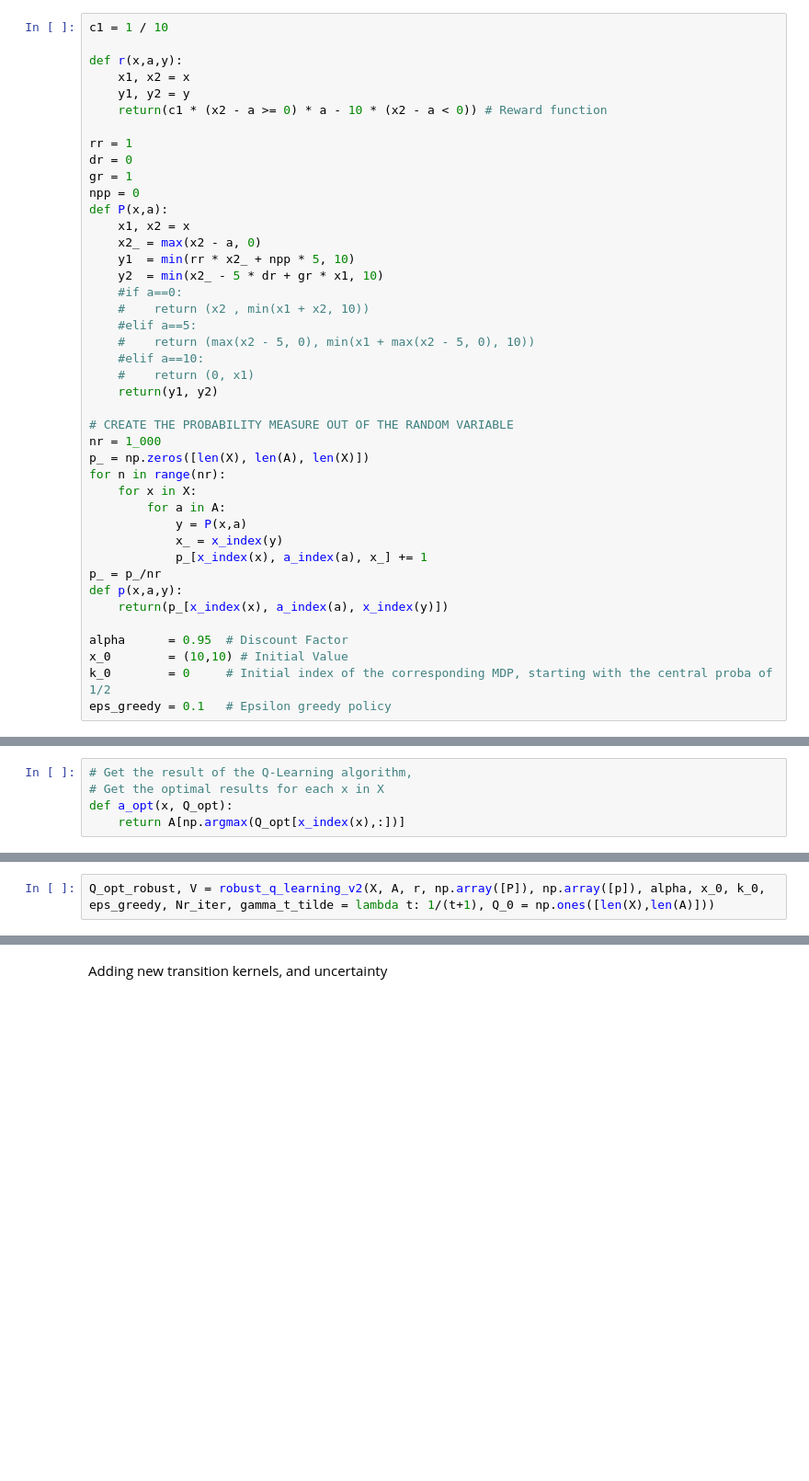
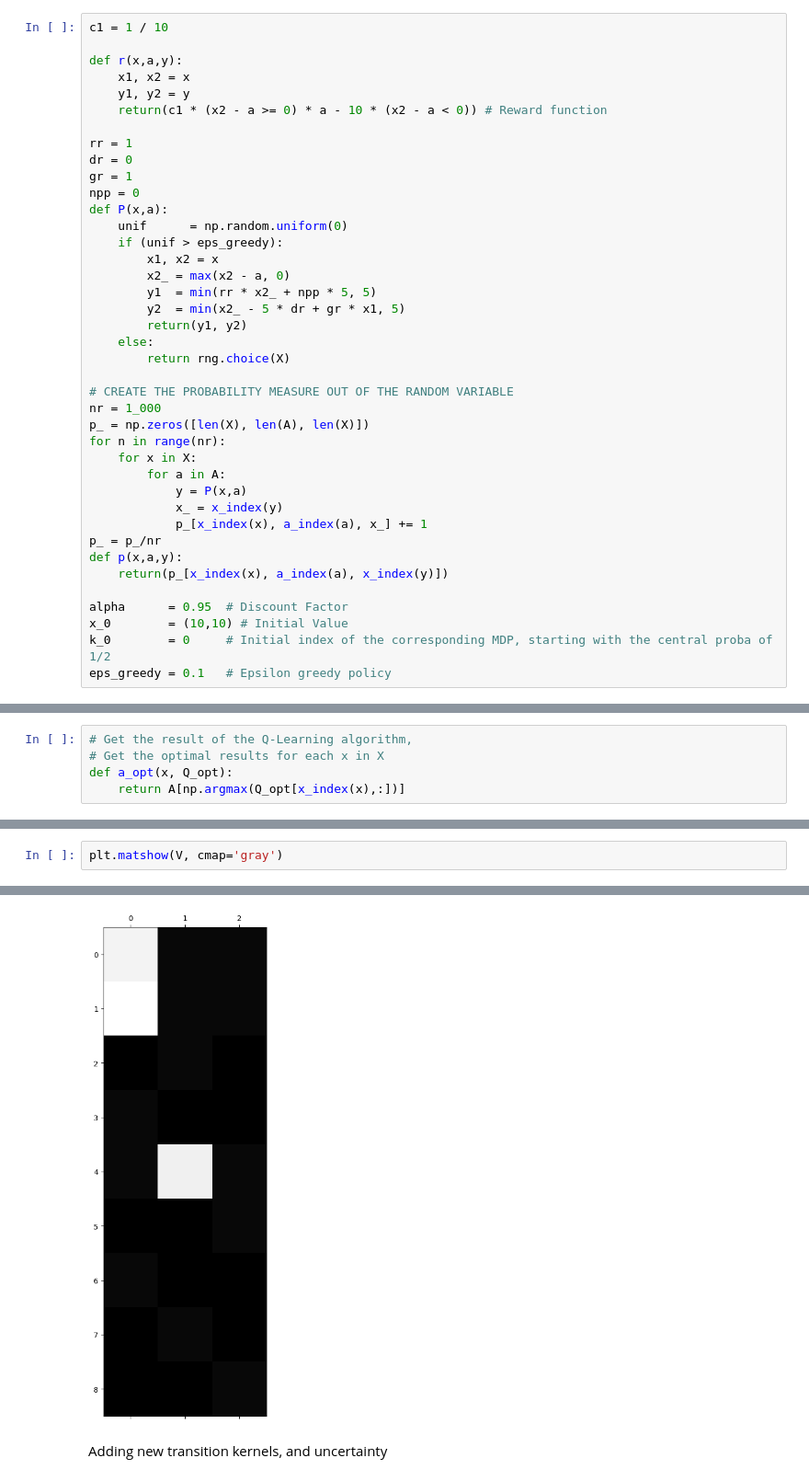
Before and after one commit to CecileDecker/Q_learning, a Jupyter notebook: FishingQuotas.ipynb, the cells around one changed output, grey strips where cells are left out. Shown: that part at 92% size. Cells and saved outputs as stored; diff of their text form; blank space fills up the shorter version.

```diff
--- a/FishingQuotas.ipynb
+++ b/FishingQuotas.ipynb
@@ -211,17 +261,15 @@ dr = 0
 gr = 1
 npp = 0
 def P(x,a):
-    x1, x2 = x
-    x2_ = max(x2 - a, 0)
-    y1  = min(rr * x2_ + npp * 5, 10)
-    y2  = min(x2_ - 5 * dr + gr * x1, 10)
-    #if a==0:
-    #    return (x2 , min(x1 + x2, 10))
-    #elif a==5:
-    #    return (max(x2 - 5, 0), min(x1 + max(x2 - 5, 0), 10))
-    #elif a==10:
-    #    return (0, x1)
-    return(y1, y2)
+    unif      = np.random.uniform(0)
+    if (unif > eps_greedy):
+        x1, x2 = x
+        x2_ = max(x2 - a, 0)
+        y1  = min(rr * x2_ + npp * 5, 5)
+        y2  = min(x2_ - 5 * dr + gr * x1, 5)
+        return(y1, y2)
+    else:
+        return rng.choice(X)
 
 # CREATE THE PROBABILITY MEASURE OUT OF THE RANDOM VARIABLE
 nr = 1_000
@@ -258,2 +318,0 @@ V
-# %%
-Q_opt_robust, V = robust_q_learning_v2(X, A, r, np.array([P]), np.array([p]), alpha, x_0, k_0, eps_greedy, Nr_iter, gamma_t_tilde = lambda t: 1/(t+1), Q_0 = np.ones([len(X),len(A)]))
@@ -265,0 +319,3 @@ V
+# %%
+plt.matshow(V, cmap='gray')
+# %% [output]
@@ -266,3 +323,4 @@ V
+[figure, added]
 # %% [markdown]
 Adding new transition kernels, and uncertainty
 # %%
```
Also changed, not shown: parts of 34 cells of this notebook.
